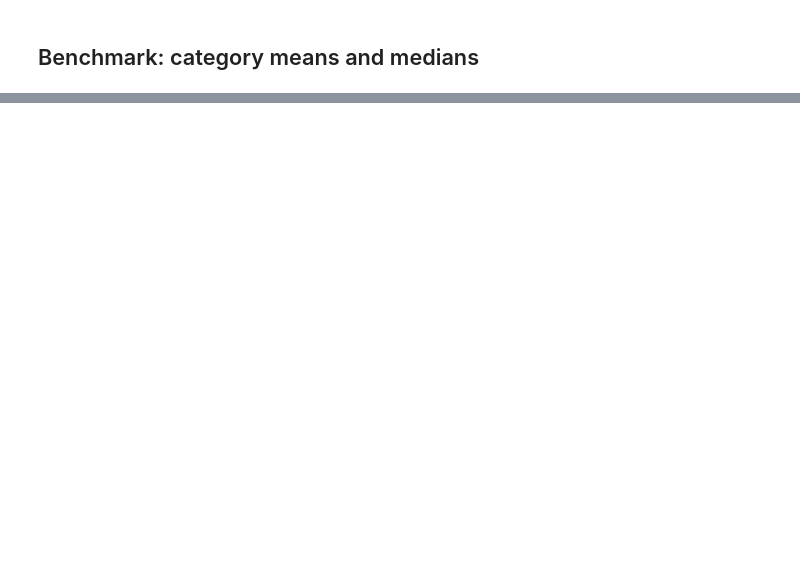
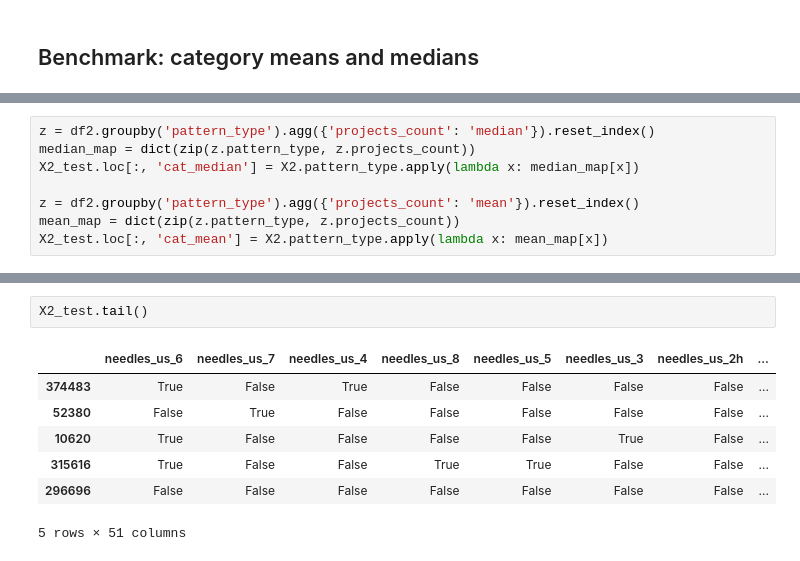
Before and after one commit to jweinreb-zz/knitpick, a Jupyter notebook: models.ipynb, the cells around one changed output, grey strips where cells are left out. Saved outputs shown, nothing was run; the diff lists cells and outputs as text; blank space fills up the shorter version.

```diff
--- a/models.ipynb
+++ b/models.ipynb
@@ -284,0 +356,8 @@ print(f"MSE: {np.sqrt(mean_squared_error(y2_test, X2_test.cat_mean))}")
+# %%
+z = df2.groupby('pattern_type').agg({'projects_count': 'median'}).reset_index()
+median_map = dict(zip(z.pattern_type, z.projects_count))
+X2_test.loc[:, 'cat_median'] = X2.pattern_type.apply(lambda x: median_map[x])
+
+z = df2.groupby('pattern_type').agg({'projects_count': 'mean'}).reset_index()
+mean_map = dict(zip(z.pattern_type, z.projects_count))
+X2_test.loc[:, 'cat_mean'] = X2.pattern_type.apply(lambda x: mean_map[x])
@@ -284,0 +375,10 @@ print(f"MSE: {np.sqrt(mean_squared_error(y2_test, X2_test.cat_mean))}")
+# %%
+X2_test.tail()
+# %% [output]
+|  | needles_us_6 | needles_us_7 | needles_us_4 | needles_us_8 | needles_us_5 | needles_us_3 | needles_us_2h | ... |
+| 374483 | True | False | True | False | False | False | False | ... |
+| 52380 | False | True | False | False | False | False | False | ... |
+| 10620 | True | False | False | False | False | True | False | ... |
+| 315616 | True | False | False | True | True | False | False | ... |
+| 296696 | False | False | False | False | False | False | False | ... |
+5 rows × 51 columns
```
Also changed, not shown: parts of 18 cells of this notebook, 6 other files.
